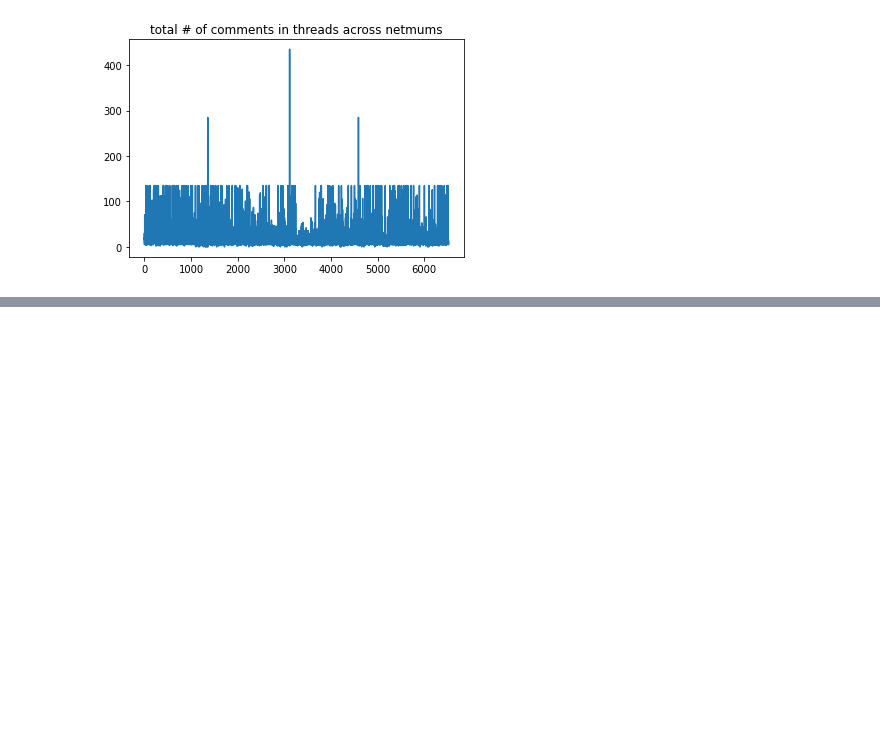
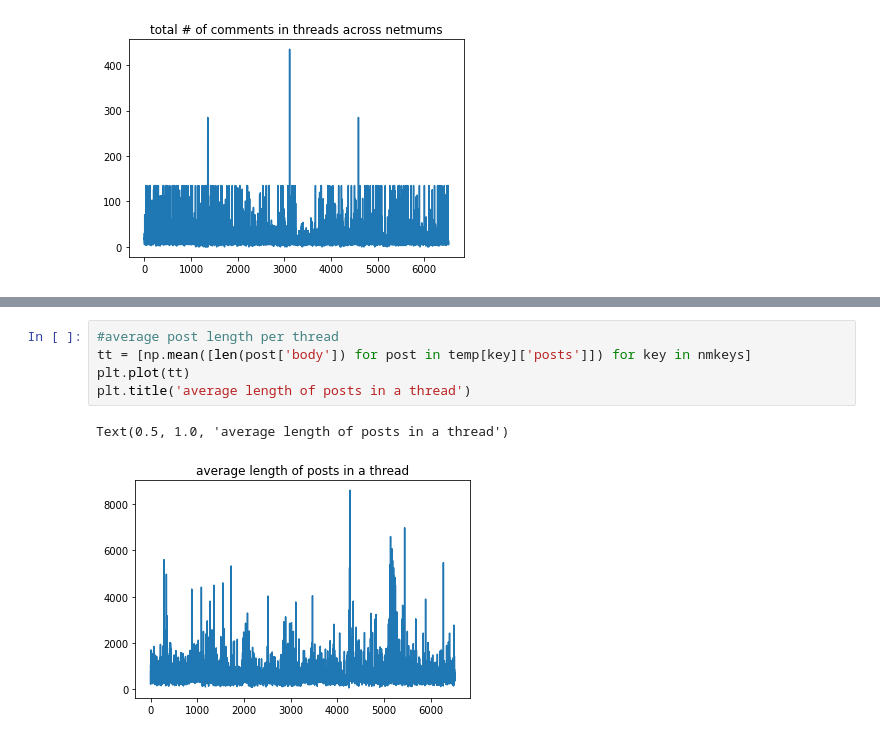
Before and after one commit to nershman/SAFFI-Project, a Jupyter notebook: notebooks/Untitled.ipynb, the cells around one changed output, grey strips where cells are left out. Saved outputs shown, nothing was run; the diff lists cells and outputs as text; blank space fills up the shorter version.

```diff
--- a/notebooks/Untitled.ipynb
+++ b/notebooks/Untitled.ipynb
@@ -87,0 +158,8 @@ total comments scraped: 135049
+# %%
+#average post length per thread
+tt = [np.mean([len(post['body']) for post in temp[key]['posts']]) for key in nmkeys]
+plt.plot(tt)
+plt.title('average length of posts in a thread')
+# %% [output]
+Text(0.5, 1.0, 'average length of posts in a thread')
+[figure, added]
```
Also changed, not shown: parts of 14 cells of this notebook, 2 other files.
